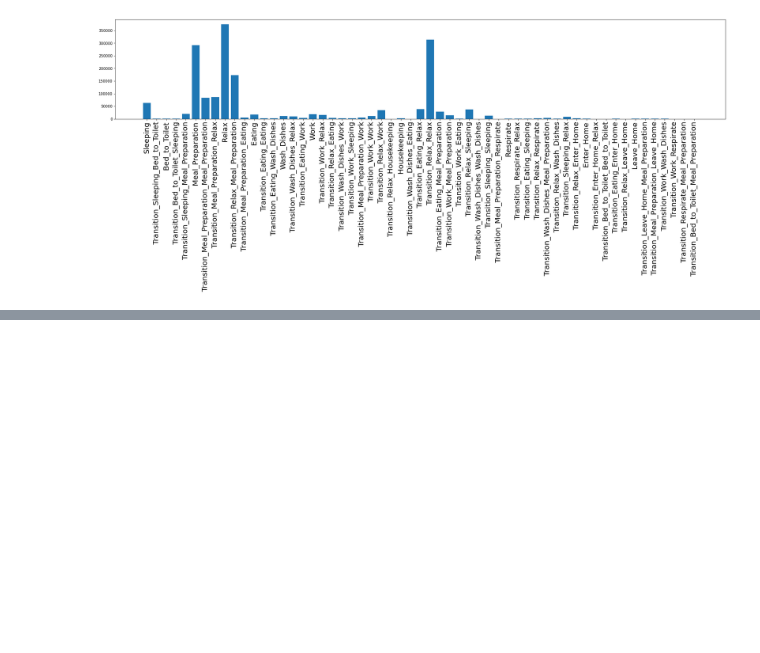
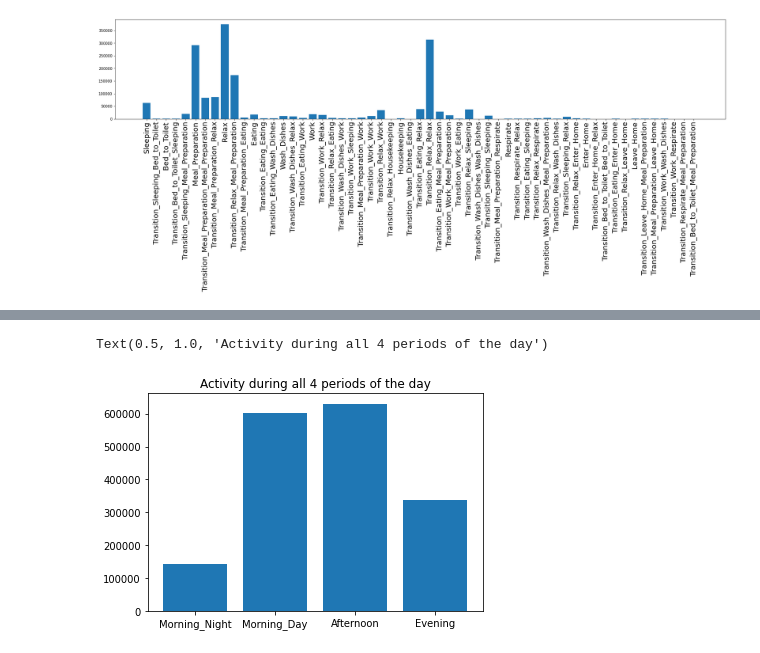
Before and after one commit to vladbucur2000/casas-datascience, a Jupyter notebook: Casas_ADS_CW.ipynb, the cells around one changed output, grey strips where cells are left out. Cells and saved outputs as stored; diff of their text form; code cells hidden in the pictures; blank space fills up the shorter version.

```diff
--- a/Casas_ADS_CW.ipynb
+++ b/Casas_ADS_CW.ipynb
@@ -374,3 +374,5 @@ new_data.head(64)
 64 rows × 43 columns
 # %%
 new_data.to_csv(r'./datasets/aruba/state_data.csv', index=False)
+# %%
+preprocessed_data = pd.read_csv('./datasets/aruba/state_data.csv')
@@ -380,7 +418,7 @@ new_data.to_csv(r'./datasets/aruba/state_data.csv', index=False)
 #plt.show()
 from collections import Counter
 
-count = Counter(new_data['Activities'])
+count = Counter(preprocessed_data['Activities'])
 print(count)
 # %% [output]
 Counter({'Relax': 374288, 'Transition_Relax_Relax': 313742, 'Meal_Preparation': 291648, 'Transition_Relax_Meal_Preparation': 172839, 'Transition_Meal_Preparation_Relax': 86467, 'Transition_Meal_Prepar ...
@@ -411,0 +528,7 @@ plt.bar(keys, values)
+# %%
+count_daytime = Counter(preprocessed_data['Daytime'])
+keys_daytime = []
+values_daytime = []
+for key, value in count_daytime.items():
+    keys_daytime.append(key)
+    values_daytime.append(value)
@@ -411,0 +543,6 @@ plt.bar(keys, values)
+# %%
+plt.bar(keys_daytime, values_daytime)
+plt.title('Activity during all 4 periods of the day')
+# %% [output]
+Text(0.5, 1.0, 'Activity during all 4 periods of the day')
+[figure, added]
```
Also changed, not shown: parts of 33 cells of this notebook, 5 other files.
